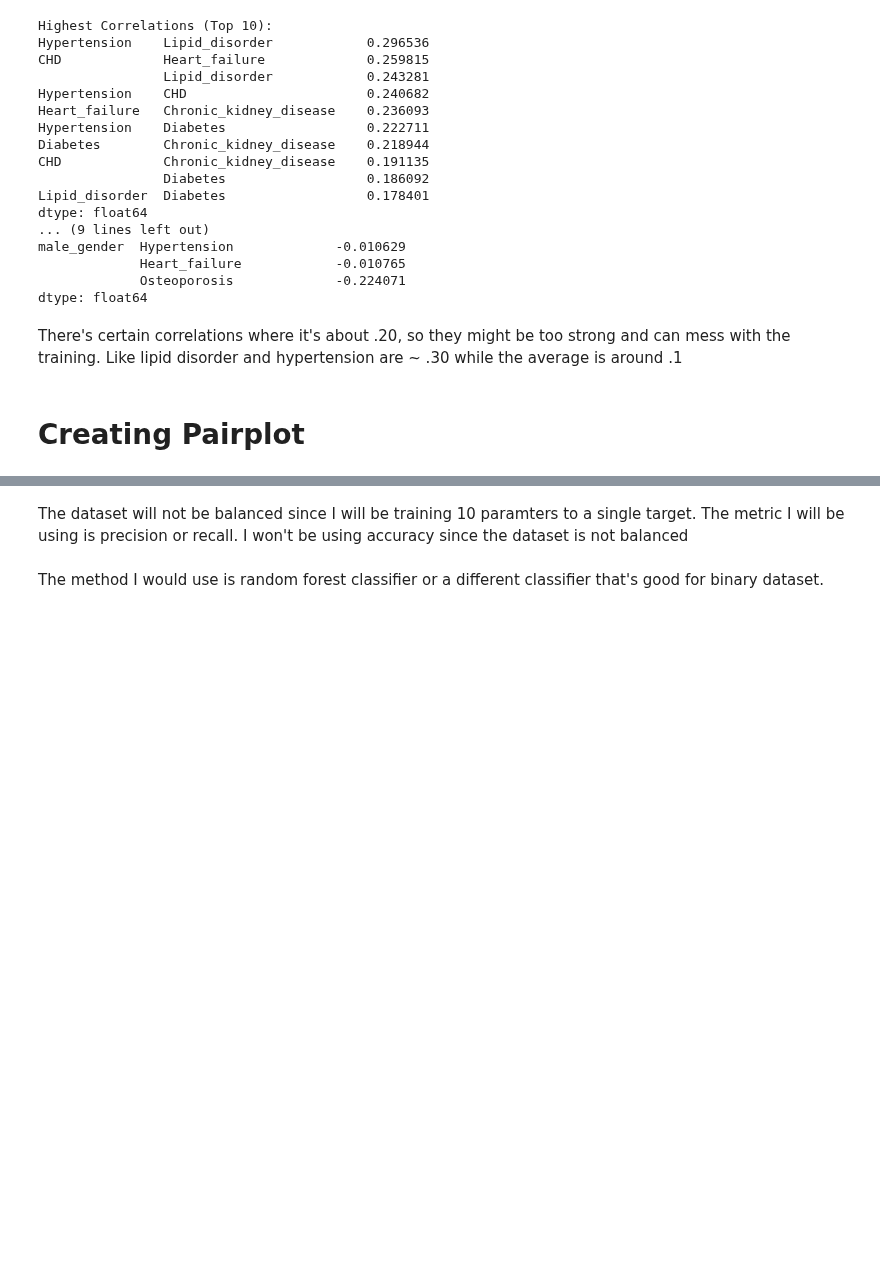
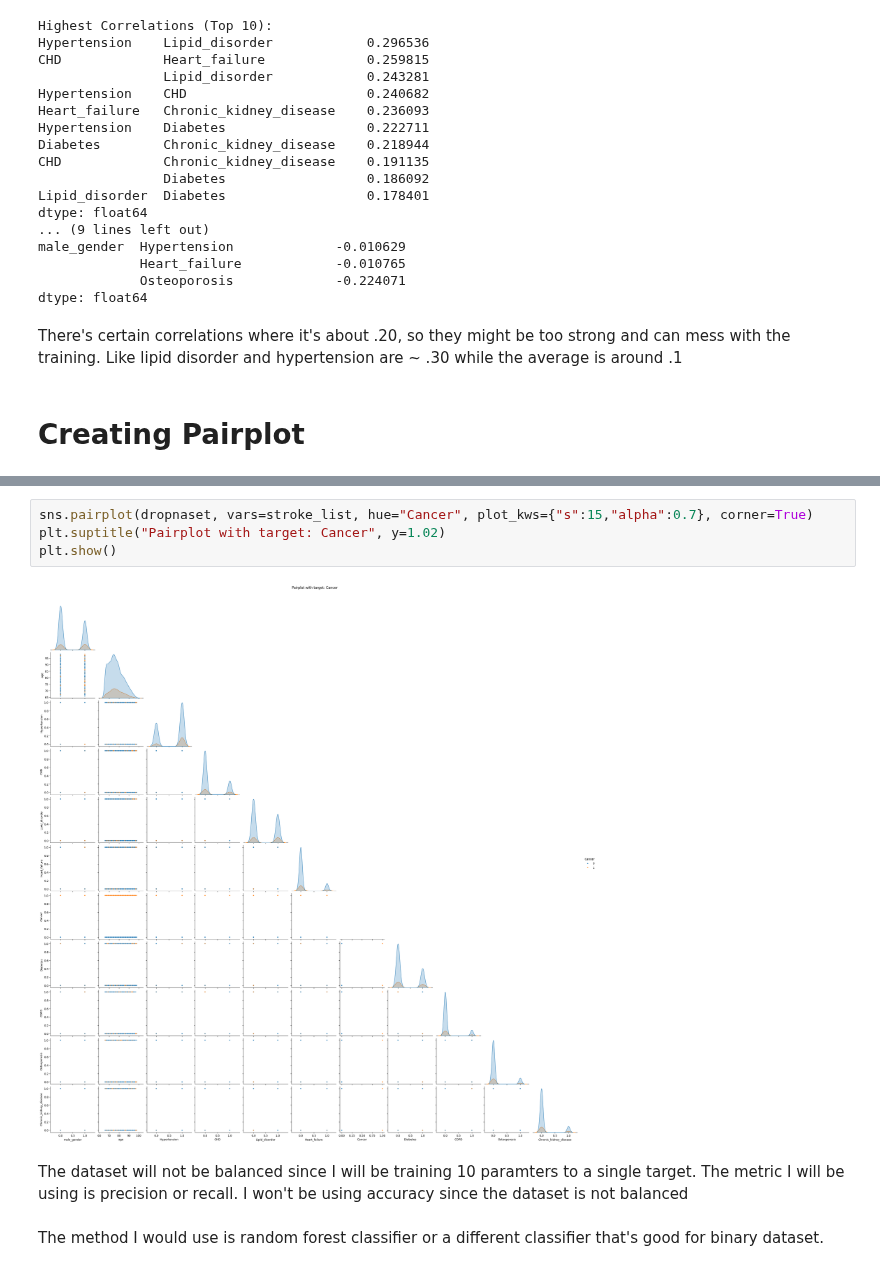
Before and after one commit to seoserang/phys255ml, a Jupyter notebook: 100 Final Project/finalproject.ipynb, the cells around one changed output, grey strips where cells are left out. Cells and saved outputs as stored; diff of their text form; blank space fills up the shorter version.

```diff
--- a/100 Final Project/finalproject.ipynb
+++ b/100 Final Project/finalproject.ipynb
@@ -197,3 +220,9 @@ for tar_i in setlist:
+# %%
+sns.pairplot(dropnaset, vars=stroke_list, hue="Cancer", plot_kws={"s":15,"alpha":0.7}, corner=True)
+plt.suptitle("Pairplot with target: Cancer", y=1.02)
+plt.show()
+# %% [output]
+[figure, added]
 # %% [markdown]
 The dataset will not be balanced since I will be training 10 paramters to a single target. The metric I will be using is precision or recall. I won't be using accuracy since the dataset is not balanced
 # %% [markdown]
```
Also changed, not shown: parts of 9 cells of this notebook, 1 other file.
